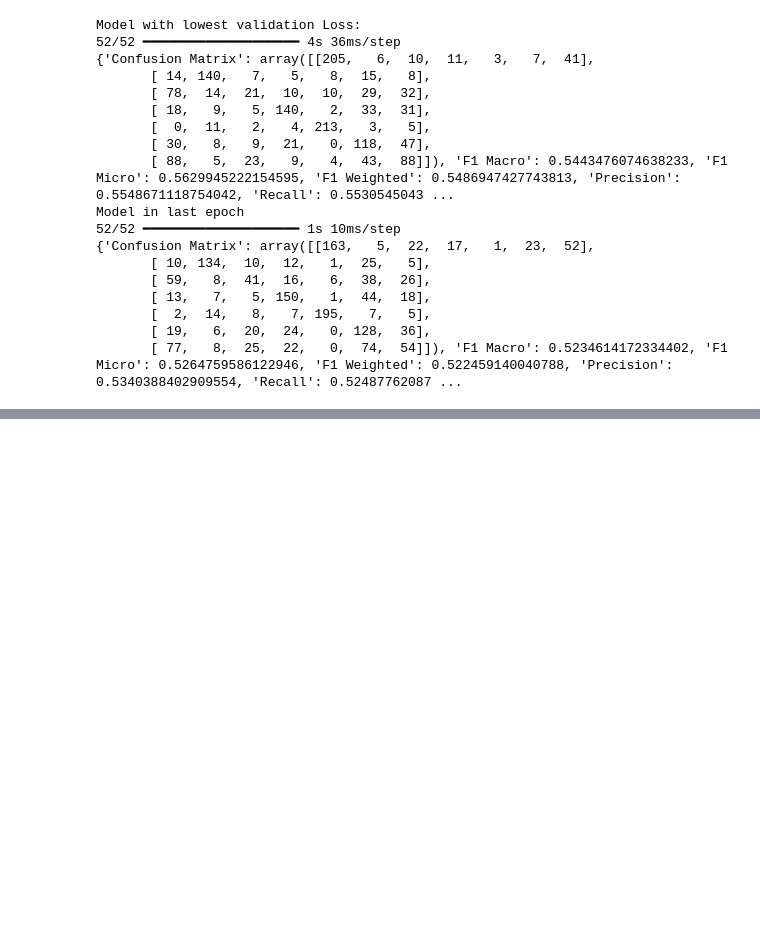
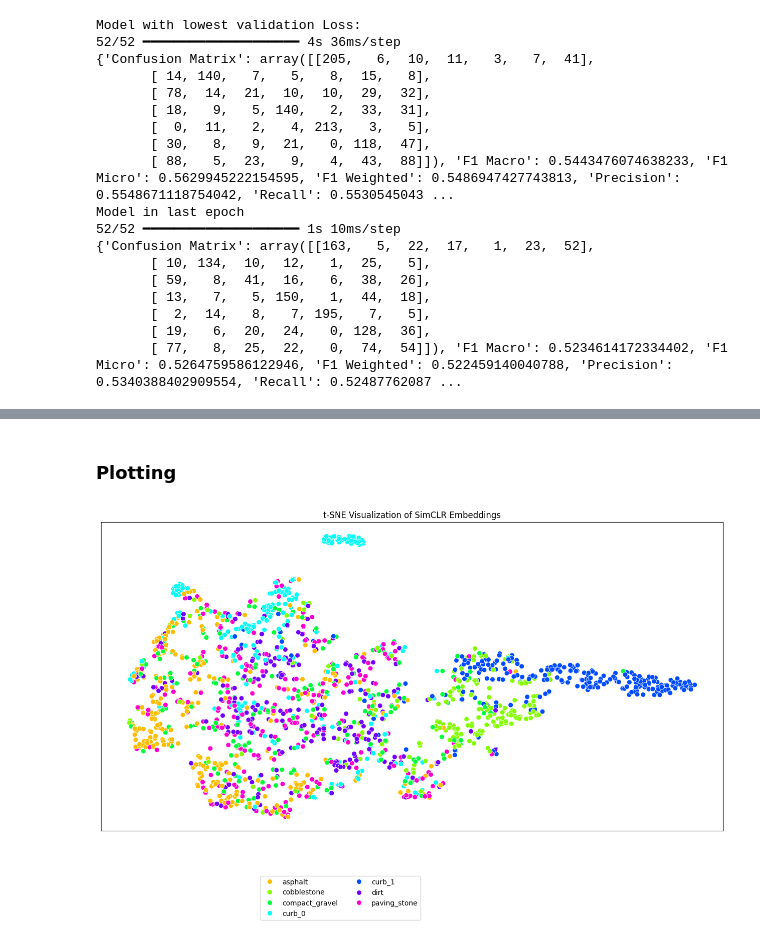
Before and after one commit to Ziyi-star/Bachelorarbeit, a Jupyter notebook: notebooks/training/train_simclr_har_0.5s.ipynb, the cells around one changed output, grey strips where cells are left out. Cells and saved outputs as stored; diff of their text form; code cells hidden in the pictures; blank space fills up the shorter version.

Commit message:
t-SNE Plots finished

```diff
--- a/notebooks/training/train_simclr_har_0.5s.ipynb
+++ b/notebooks/training/train_simclr_har_0.5s.ipynb
@@ -527,0 +537,14 @@ Model in last epoch
+# %%
+# First load the model from the file path
+target_model_path = "../models/20250918-110312_simclr.hdf5"
+loaded_model = tf.keras.models.load_model(target_model_path)
+perplexity = 30.0
+
+# Then extract the intermediate model
+intermediate_model = simclr_models.extract_intermediate_model_from_base_model(loaded_model, intermediate_layer=7)
+intermediate_model.summary()
+
+# Continue with your t-SNE code
+embeddings = intermediate_model.predict(X_test_normalized, batch_size=600)
+tsne_model = sklearn.manifold.TSNE(perplexity=perplexity, verbose=1, random_state=42)
+tsne_projections = tsne_model.fit_transform(embeddings)
@@ -527,0 +592,39 @@ Model in last epoch
+# %% [markdown]
+### Plotting
+# %%
+# Get the true labels (class indices) from the one-hot encoded test labels
+labels_argmax = np.argmax(np_test_labels, axis=1)
+unique_labels = np.unique(labels_argmax)
+
+# Create the t-SNE visualization
+plt.figure(figsize=(16,8))
+graph = sns.scatterplot(
+    x=tsne_projections[:,0], y=tsne_projections[:,1],
+    hue=labels_argmax,
+    palette=sns.color_palette("hsv", len(unique_labels)),
+    s=50,
+    alpha=1.0,
+    rasterized=True
+)
+plt.xticks([], [])
+plt.yticks([], [])
+
+plt.title("t-SNE Visualization of SimCLR Embeddings")
+
+# If you have class names, use them for the legend
+# Define your activity names if needed
+label_list_full_name = ["asphalt", "cobblestone", "compact_gravel", "curb_0", "curb_1", "dirt", "paving_stone"]  # Replace with your actual class names
+
+# Update legend with class names if available
+try:
+    plt.legend(loc='lower left', bbox_to_anchor=(0.25, -0.3), ncol=2)
+    legend = graph.legend_
+    if 'label_list_full_name' in globals():  # Check if variable exists
+        for j, label in enumerate(unique_labels):
+            if label < len(label_list_full_name):
+                legend.get_texts()[j].set_text(label_list_full_name[label])
+except Exception as e:
+    print(f"Warning: Could not customize legend - {e}")
+    plt.legend(loc='lower left', bbox_to_anchor=(0.25, -0.3), ncol=2)
+# %% [output]
+[figure, added]
```
Also changed, not shown: parts of 5 cells of this notebook, 5 other files.
